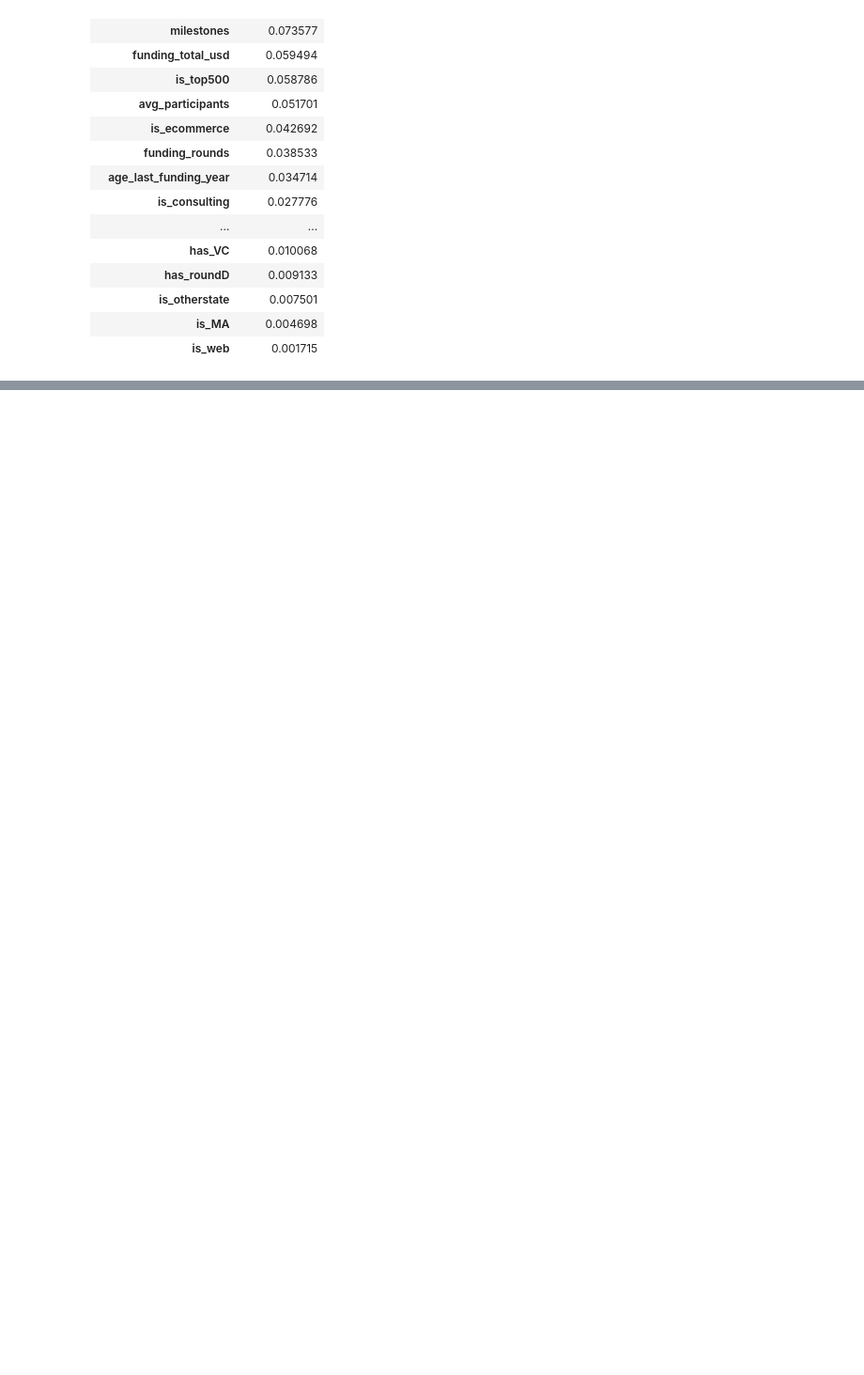
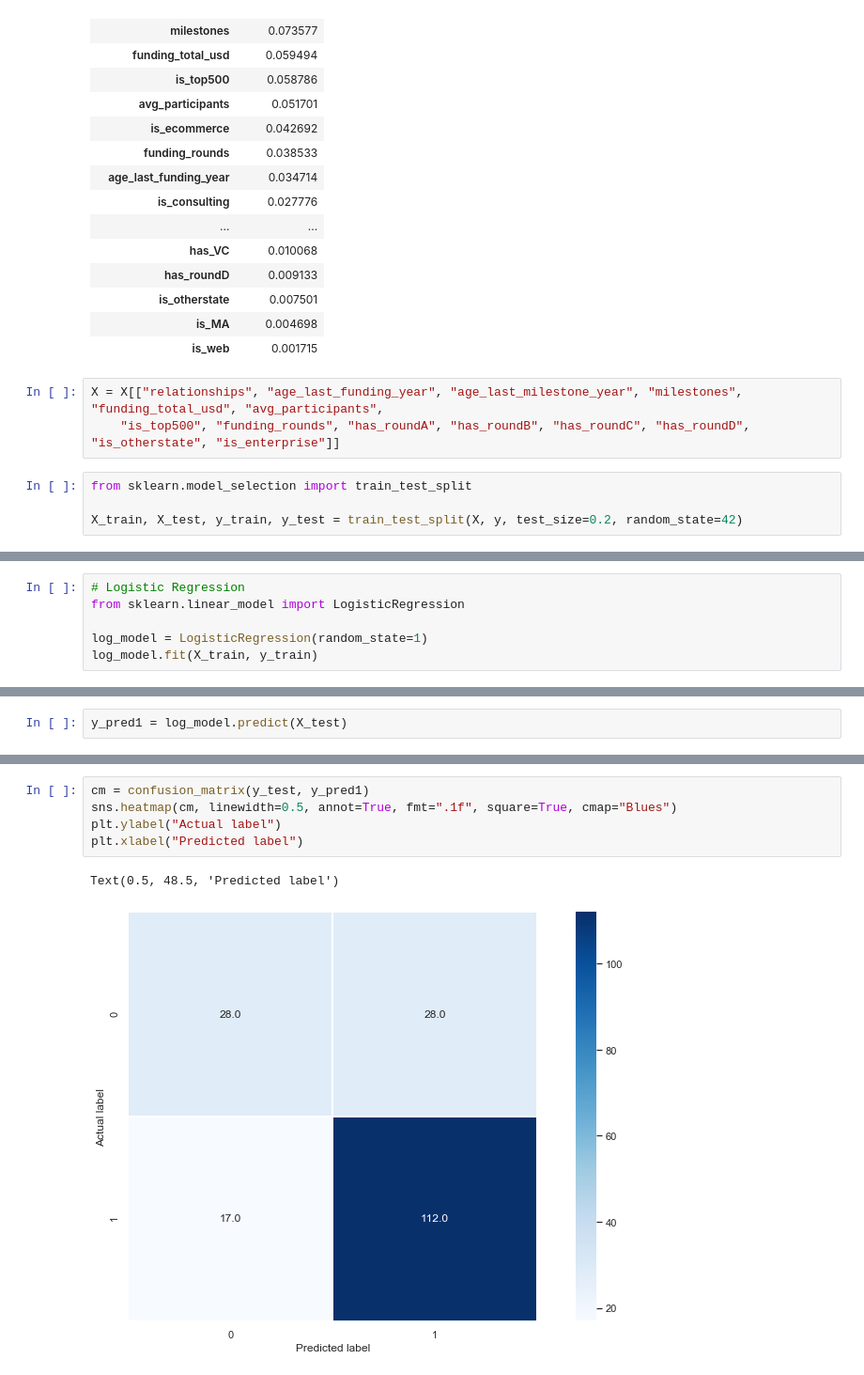
Before and after one commit to eniola-f/Hamoye_project, a Jupyter notebook: Startup_data.ipynb, the cells around one changed output, grey strips where cells are left out. Shown at 94% size. Cells and saved outputs as stored; diff of their text form; blank space fills up the shorter version.

Commit message:
perform model selection

```diff
--- a/Startup_data.ipynb
+++ b/Startup_data.ipynb
@@ -868,3 +868,10 @@ pd.DataFrame(
 | is_otherstate | 0.007501 |
 | is_MA | 0.004698 |
 | is_web | 0.001715 |
+# %%
+X = X[["relationships", "age_last_funding_year", "age_last_milestone_year", "milestones", "funding_total_usd", "avg_participants",
+    "is_top500", "funding_rounds", "has_roundA", "has_roundB", "has_roundC", "has_roundD", "is_otherstate", "is_enterprise"]]
+# %%
+from sklearn.model_selection import train_test_split
+
+X_train, X_test, y_train, y_test = train_test_split(X, y, test_size=0.2, random_state=42)
@@ -870,0 +880,6 @@ pd.DataFrame(
+# %%
+# Logistic Regression
+from sklearn.linear_model import LogisticRegression
+
+log_model = LogisticRegression(random_state=1)
+log_model.fit(X_train, y_train)
@@ -870,0 +892,2 @@ pd.DataFrame(
+# %%
+y_pred1 = log_model.predict(X_test)
@@ -870,0 +926,8 @@ pd.DataFrame(
+# %%
+cm = confusion_matrix(y_test, y_pred1)
+sns.heatmap(cm, linewidth=0.5, annot=True, fmt=".1f", square=True, cmap="Blues")
+plt.ylabel("Actual label")
+plt.xlabel("Predicted label")
+# %% [output]
+Text(0.5, 48.5, 'Predicted label')
+[figure, added]
```
Also changed, not shown: parts of 30 cells of this notebook.
